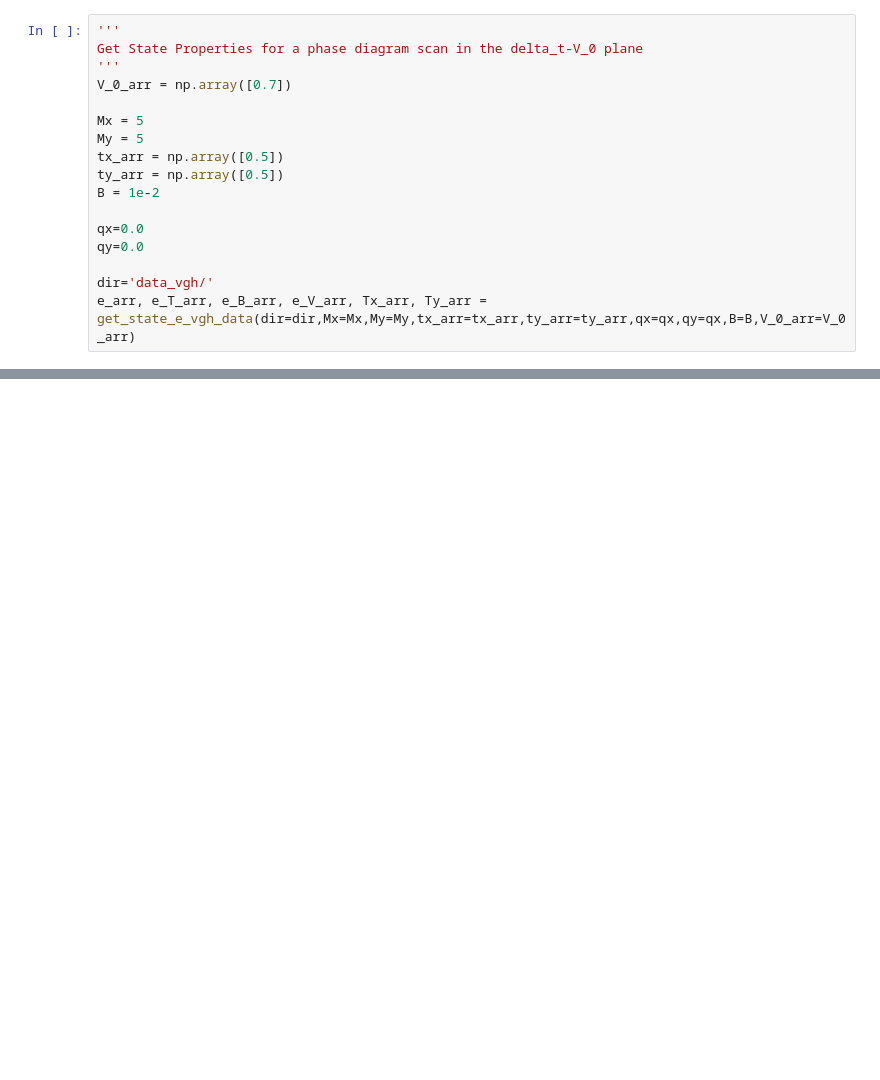
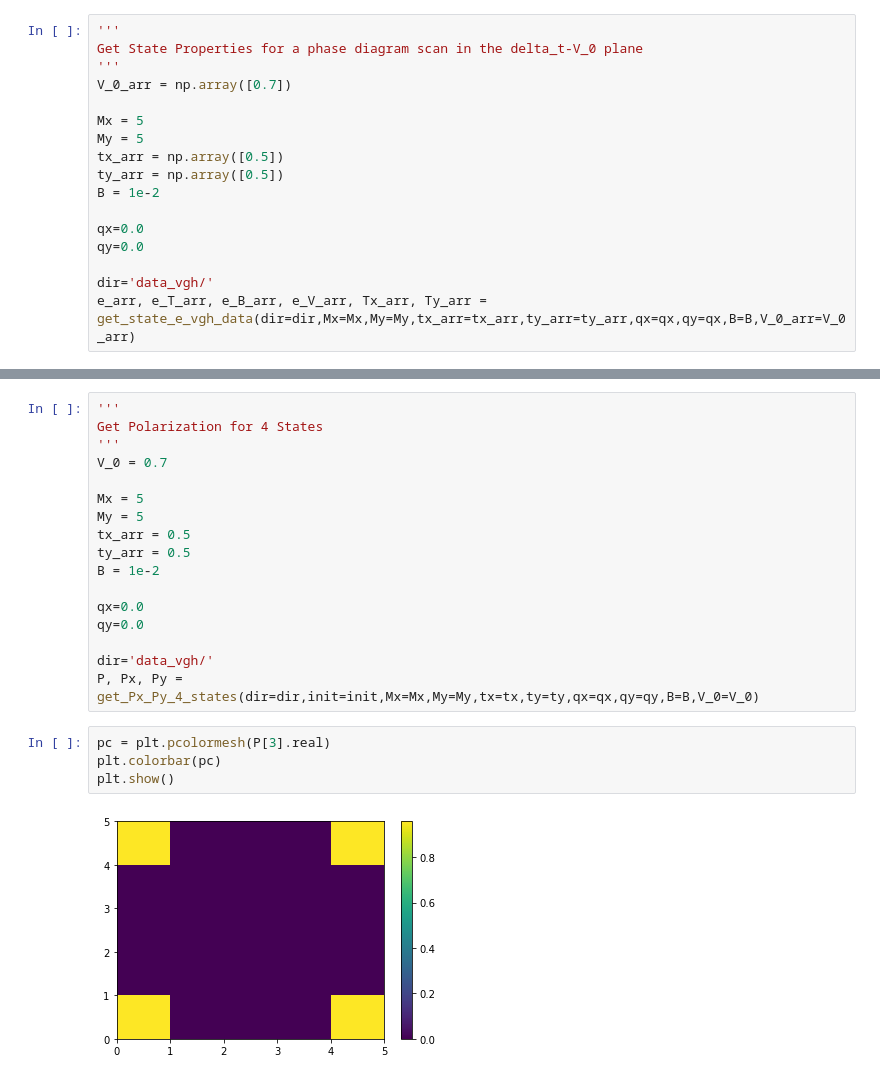
Before and after one commit to Progklui/rotor_lattice_models, a Jupyter notebook: vgh_2d_analysis.ipynb, the cells around one changed output, grey strips where cells are left out. Drawn from its saved outputs; the diff is of its cells as text; blank space fills up the shorter version.

```diff
--- a/vgh_2d_analysis.ipynb
+++ b/vgh_2d_analysis.ipynb
@@ -158,0 +312,23 @@ tx = 0.5  ty = 0.5
+# %%
+'''
+Get Polarization for 4 States
+'''
+V_0 = 0.7
+
+Mx = 5
+My = 5
+tx_arr = 0.5
+ty_arr = 0.5
+B = 1e-2
+
+qx=0.0
+qy=0.0
+
+dir='data_vgh/'
+P, Px, Py = get_Px_Py_4_states(dir=dir,init=init,Mx=Mx,My=My,tx=tx,ty=ty,qx=qx,qy=qy,B=B,V_0=V_0)
+# %%
+pc = plt.pcolormesh(P[3].real)
+plt.colorbar(pc)
+plt.show()
+# %% [output]
+[figure, added]
```
Also changed, not shown: parts of 7 cells of this notebook, 4 other files.
